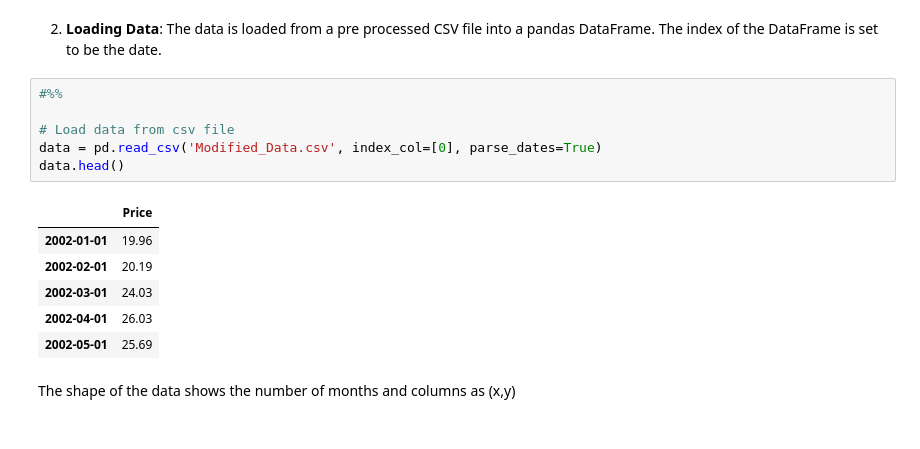
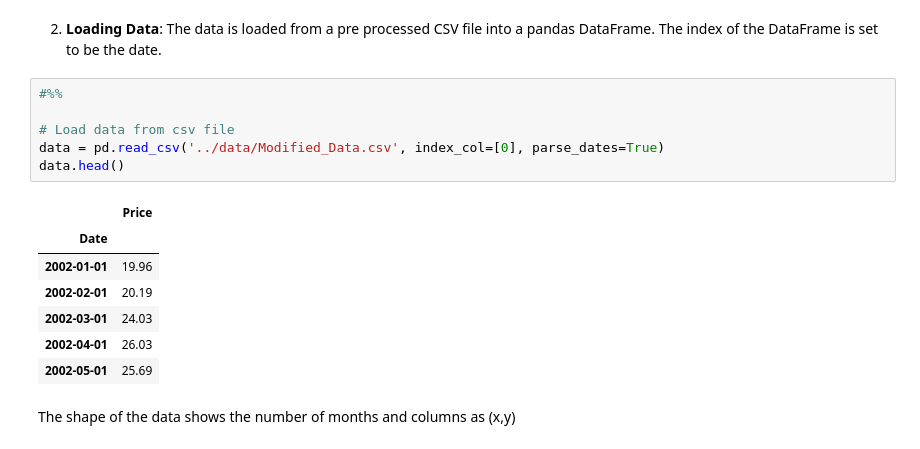
Before and after one commit to jnopareboateng/ml-library, a Jupyter notebook: crude-oil-forecast/Methodology/arimav3.ipynb, the cells around one changed output. Drawn from its saved outputs; the diff is of its cells as text.

```diff
--- a/crude-oil-forecast/Methodology/arimav3.ipynb
+++ b/crude-oil-forecast/Methodology/arimav3.ipynb
@@ -29,11 +29,12 @@ warnings.filterwarnings("ignore")
 # %%
 #%%
 
 # Load data from csv file
-data = pd.read_csv('Modified_Data.csv', index_col=[0], parse_dates=True)
+data = pd.read_csv('../data/Modified_Data.csv', index_col=[0], parse_dates=True)
 data.head()
 # %% [output]
 |  | Price |
+| Date |  |
 | 2002-01-01 | 19.96 |
 | 2002-02-01 | 20.19 |
 | 2002-03-01 | 24.03 |
```
Also changed, not shown: parts of 8 cells of this notebook, 20 other files.
